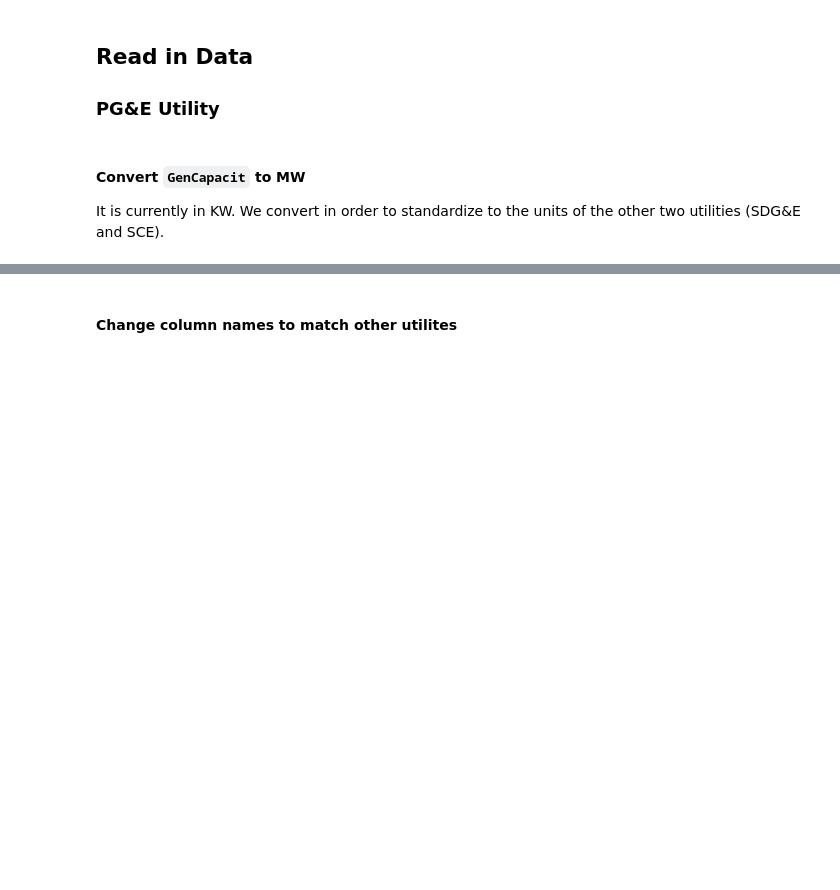
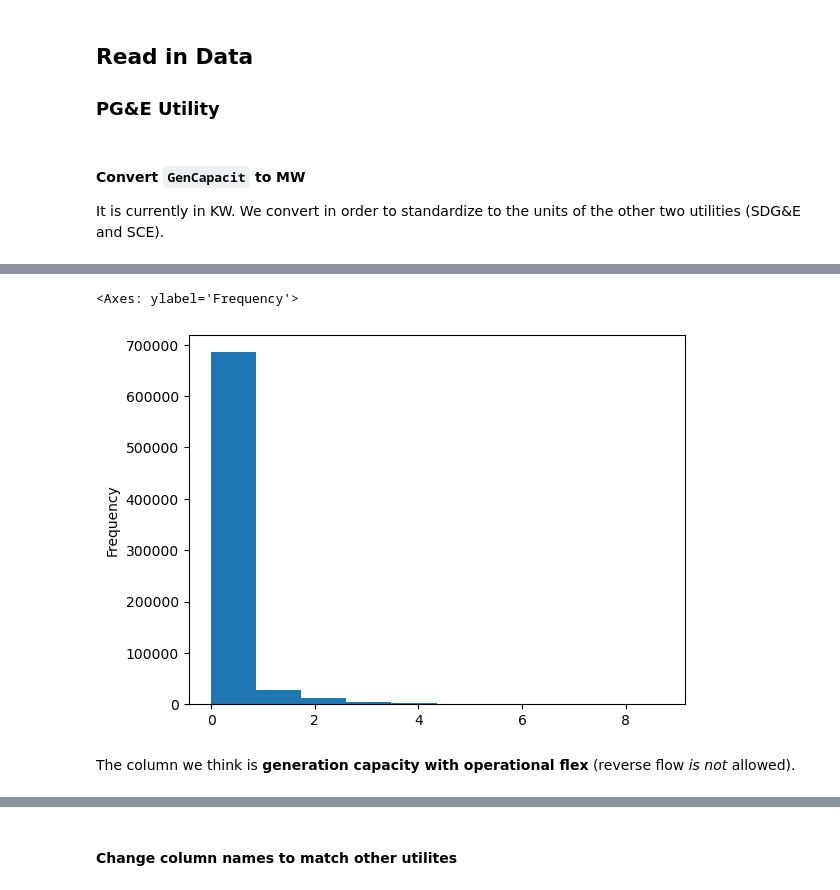
Before and after one commit to sofiiir/hosting-capacity-calculation, a Jupyter notebook: pge-hosting-capacity-.ipynb, the cells around one changed output, grey strips where cells are left out. Saved outputs shown, nothing was run; the diff lists cells and outputs as text; code cells hidden in the pictures; blank space fills up the shorter version.

```diff
--- a/pge-hosting-capacity-.ipynb
+++ b/pge-hosting-capacity-.ipynb
@@ -33,0 +53,7 @@ pge_circuits['GenCapacit'] = pge_circuits['GenCapacit'] / 1000
+# %%
+pge_circuits['GenCapacit'].plot(kind = "hist")
+# %% [output]
+<Axes: ylabel='Frequency'>
+[figure, added]
+# %% [markdown]
+The column we think is **generation capacity with operational flex** (reverse flow *is not* allowed).
```
Also changed, not shown: parts of 23 cells of this notebook.
